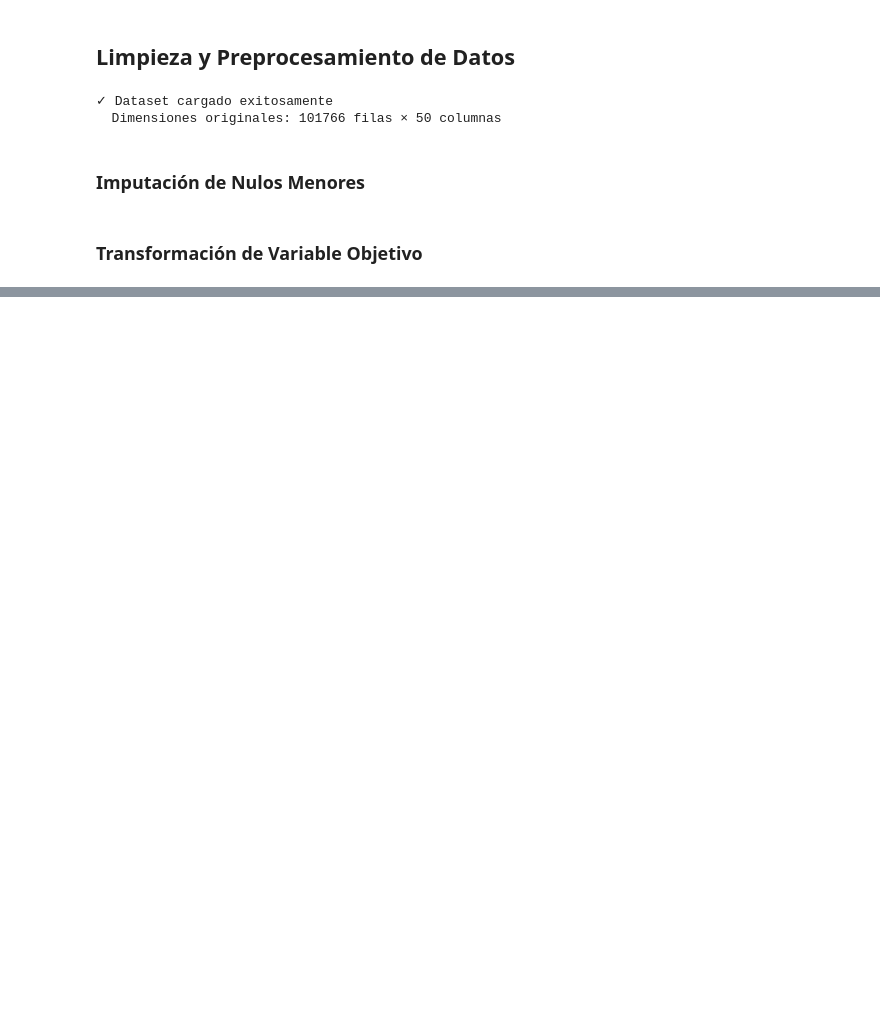
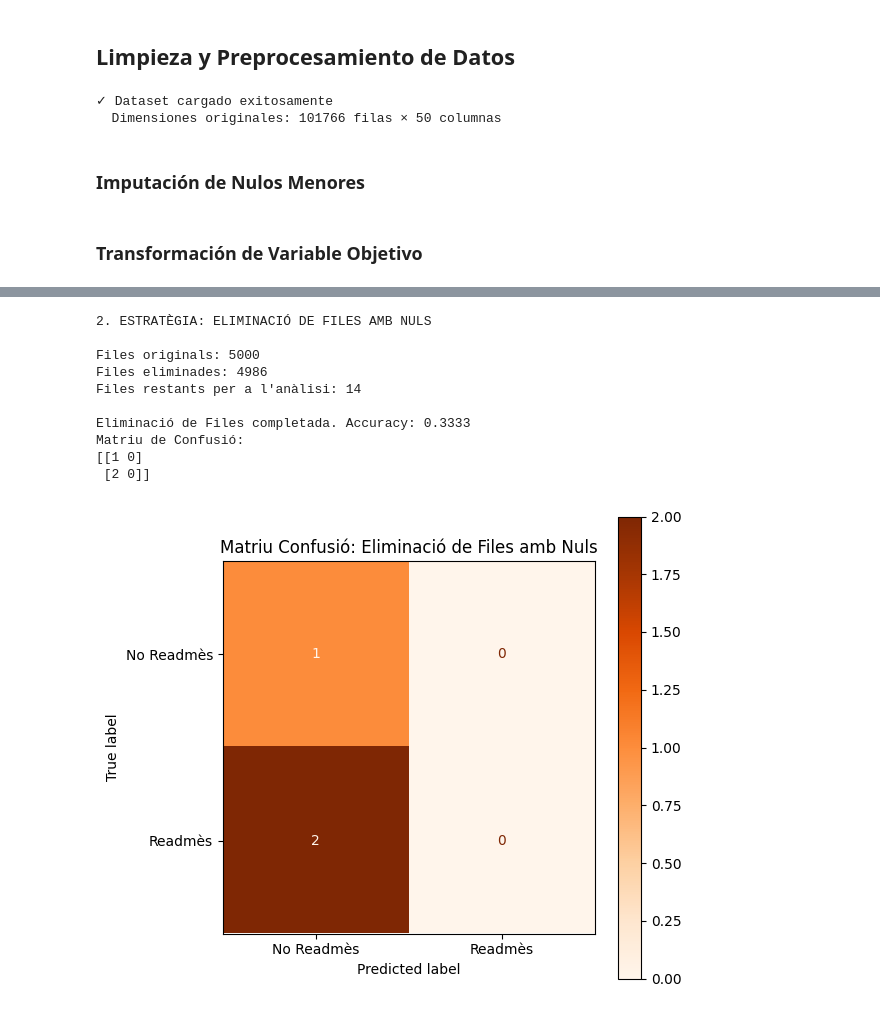
Before and after one commit to STORMC23/diabetes-clasification, a Jupyter notebook: Diabetes_Analysis.ipynb, the cells around one changed output, grey strips where cells are left out. Drawn from its saved outputs; the diff is of its cells as text; code cells hidden in the pictures; blank space fills up the shorter version.

```diff
--- a/Diabetes_Analysis.ipynb
+++ b/Diabetes_Analysis.ipynb
@@ -183,0 +744,57 @@ Precisión FINAL en el set de prueba (con K=1): 1.0000
+# %%
+print("2. ESTRATÈGIA: ELIMINACIÓ DE FILES AMB NULS")
+
+# Combinar X i y per eliminar nuls de manera coherent
+df_combined = pd.concat([X_base, y_base], axis=1)
+
+# Eliminació de files amb qualsevol valor nul
+df_cleaned = df_combined.dropna()
+
+X_deleted = df_cleaned.iloc[:, :-1]
+y_deleted = df_cleaned.iloc[:, -1]
+
+rows_deleted = len(X_base) - len(X_deleted)
+
+print(f"\nFiles originals: {len(X_base)}")
+print(f"Files eliminades: {rows_deleted}")
+print(f"Files restants per a l'anàlisi: {len(X_deleted)}")
+
+if len(X_deleted) == 0:
+    print("ERROR: Totes les files contenen nuls. No es pot avaluar.")
+else:
+    # Avaluació
+    X_train, X_test, y_train, y_test = train_test_split(
+        X_deleted, y_deleted, test_size=0.2, random_state=42, stratify=y_deleted
+    )
+    scaler = StandardScaler()
+    X_train_scaled = scaler.fit_transform(X_train)
+    X_test_scaled = scaler.transform(X_test)
+
+    model = LogisticRegression(random_state=42, max_iter=1000)
+    model.fit(X_train_scaled, y_train)
+    y_pred = model.predict(X_test_scaled)
+    acc = accuracy_score(y_test, y_pred)
+    cm = confusion_matrix(y_test, y_pred)
+
+    print(f"\nEliminació de Files completada. Accuracy: {acc:.4f}")
+    print("Matriu de Confusió:")
+    print(cm)
+
+    # Generar Matriu de Confusió
+    fig, ax = plt.subplots(figsize=(6, 6))
+    disp = ConfusionMatrixDisplay(confusion_matrix=cm, display_labels=['No Readmès', 'Readmès'])
+    disp.plot(ax=ax, cmap='Oranges', values_format='d')
+    disp.ax_.set_title('Matriu Confusió: Eliminació de Files amb Nuls')
+    plt.show()
+# %% [output]
+2. ESTRATÈGIA: ELIMINACIÓ DE FILES AMB NULS
+
+Files originals: 5000
+Files eliminades: 4986
+Files restants per a l'anàlisi: 14
+
+Eliminació de Files completada. Accuracy: 0.3333
+Matriu de Confusió:
+[[1 0]
+ [2 0]]
+[figure, added]
```
Also changed, not shown: parts of 26 cells of this notebook, 1 other file.
